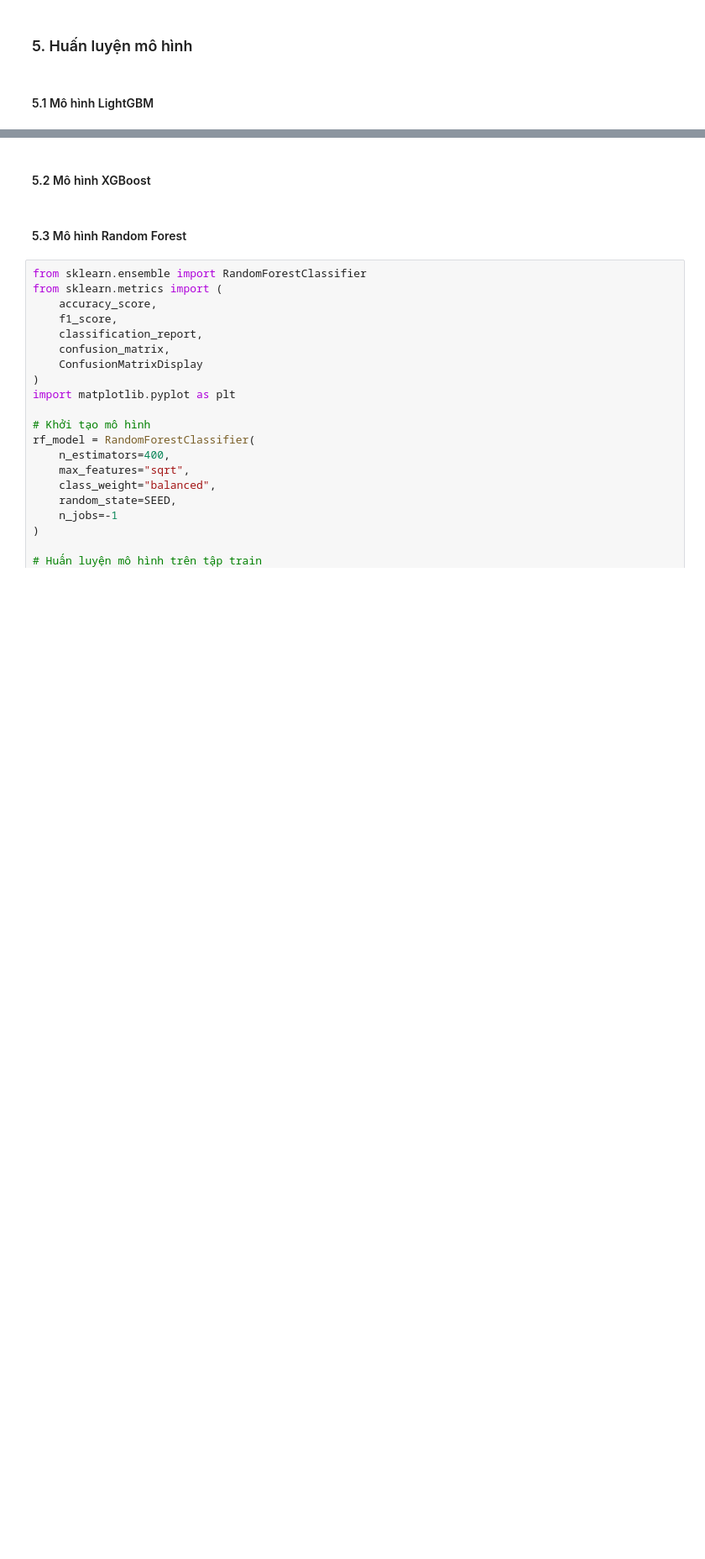
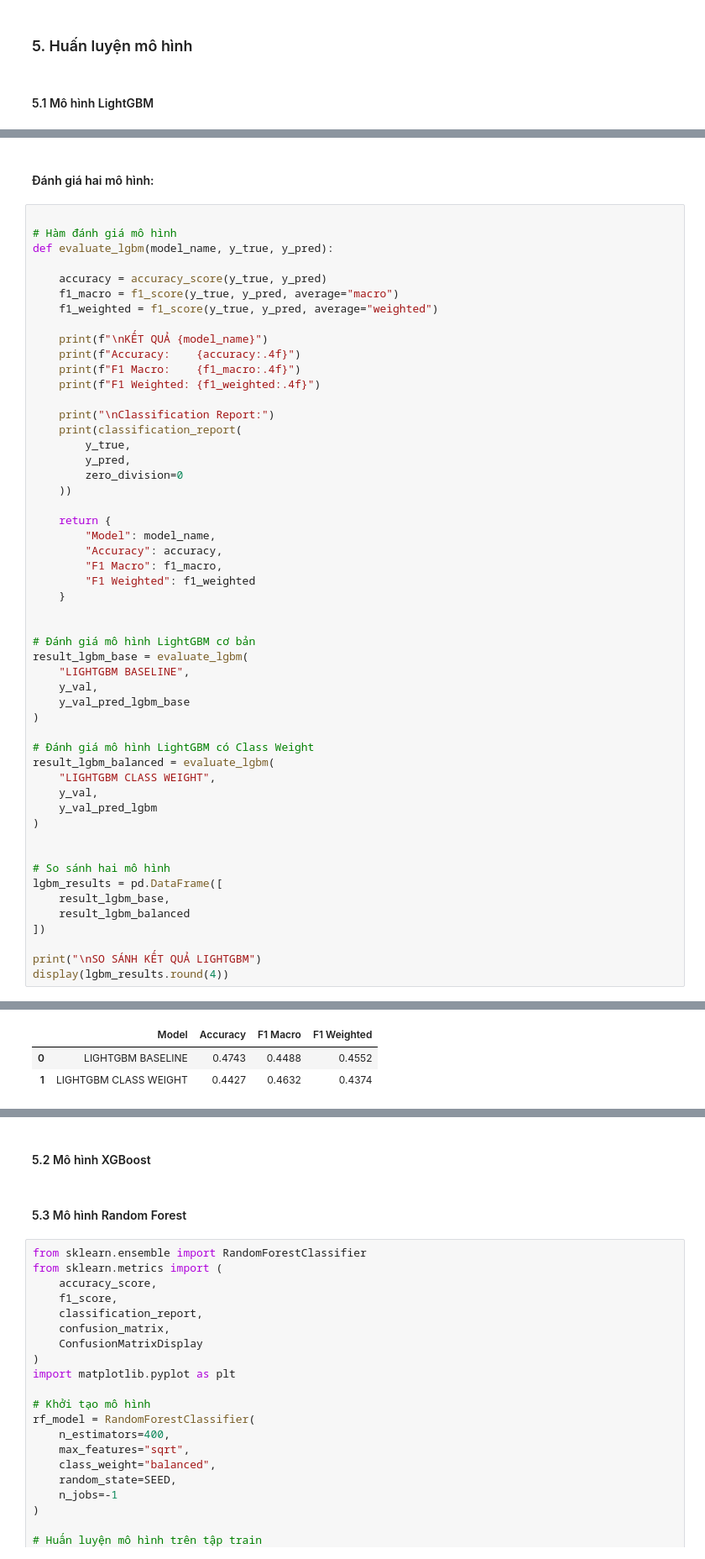
Before and after one commit to QuiBao47/MayHoc_Nhom, a Jupyter notebook: Challenge 2/MusicGenreClassification.ipynb, the cells around one changed output, grey strips where cells are left out. Shown at 84% size. Saved outputs shown, nothing was run; the diff lists cells and outputs as text; blank space fills up the shorter version.

```diff
--- a/Challenge 2/MusicGenreClassification.ipynb
+++ b/Challenge 2/MusicGenreClassification.ipynb
@@ -148,0 +252,55 @@ print("Đã lưu dữ liệu vào thư mục processed/")
+# %% [markdown]
+#### Đánh giá hai mô hình:
+# %%
+
+# Hàm đánh giá mô hình
+def evaluate_lgbm(model_name, y_true, y_pred):
+
+    accuracy = accuracy_score(y_true, y_pred)
+    f1_macro = f1_score(y_true, y_pred, average="macro")
+    f1_weighted = f1_score(y_true, y_pred, average="weighted")
+
+    print(f"\nKẾT QUẢ {model_name}")
+    print(f"Accuracy:    {accuracy:.4f}")
+    print(f"F1 Macro:    {f1_macro:.4f}")
+    print(f"F1 Weighted: {f1_weighted:.4f}")
+
+    print("\nClassification Report:")
+    print(classification_report(
+        y_true,
+        y_pred,
+        zero_division=0
+    ))
+
+    return {
+        "Model": model_name,
+        "Accuracy": accuracy,
+        "F1 Macro": f1_macro,
+        "F1 Weighted": f1_weighted
+    }
+
+
+# Đánh giá mô hình LightGBM cơ bản
+result_lgbm_base = evaluate_lgbm(
+    "LIGHTGBM BASELINE",
+    y_val,
+    y_val_pred_lgbm_base
+)
+
+# Đánh giá mô hình LightGBM có Class Weight
+result_lgbm_balanced = evaluate_lgbm(
+    "LIGHTGBM CLASS WEIGHT",
+    y_val,
+    y_val_pred_lgbm
+)
+
+
+# So sánh hai mô hình
+lgbm_results = pd.DataFrame([
+    result_lgbm_base,
+    result_lgbm_balanced
+])
+
+print("\nSO SÁNH KẾT QUẢ LIGHTGBM")
+display(lgbm_results.round(4))
+# %% [output]
@@ -148,0 +324,3 @@ print("Đã lưu dữ liệu vào thư mục processed/")
+|  | Model | Accuracy | F1 Macro | F1 Weighted |
+| 0 | LIGHTGBM BASELINE | 0.4743 | 0.4488 | 0.4552 |
+| 1 | LIGHTGBM CLASS WEIGHT | 0.4427 | 0.4632 | 0.4374 |
```
Also changed, not shown: parts of 7 cells of this notebook, 1 other file.
